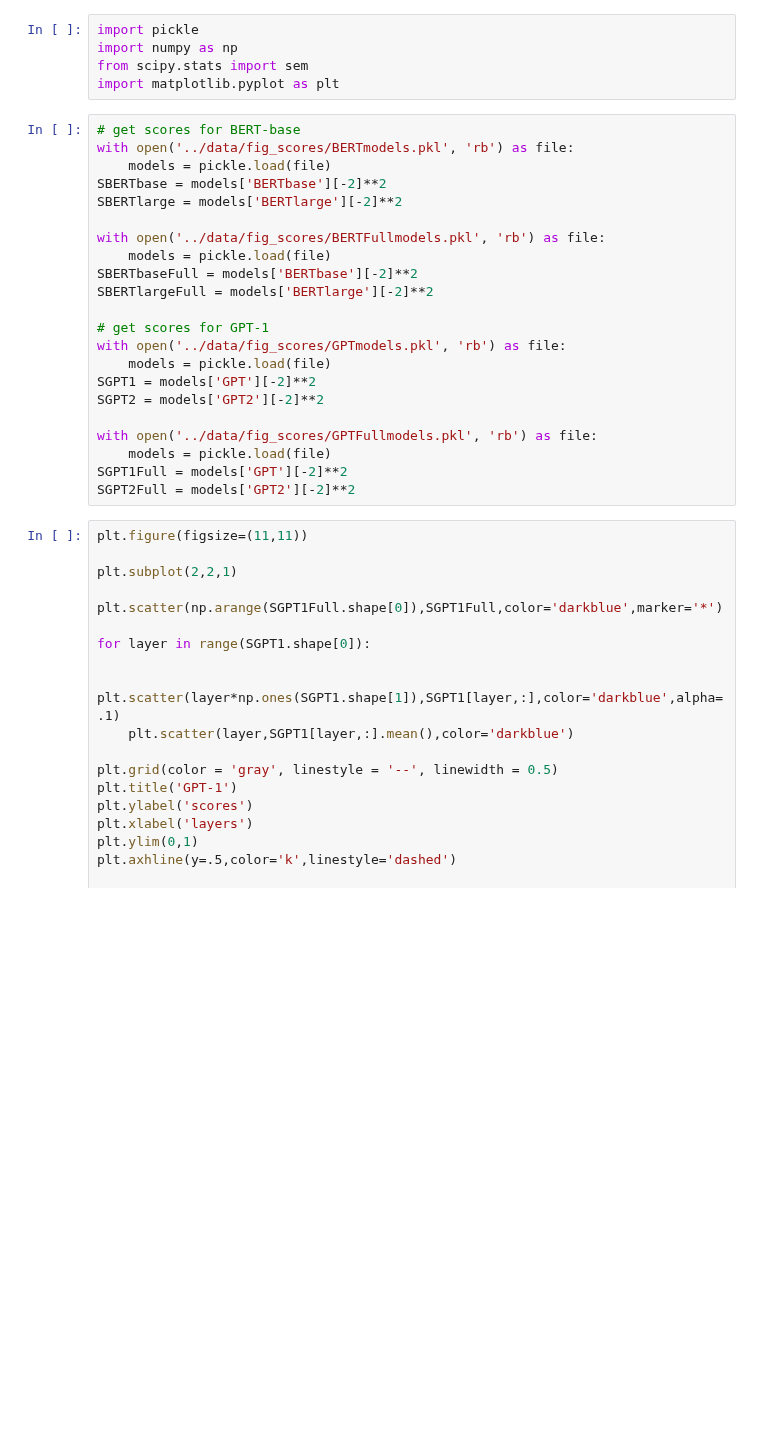
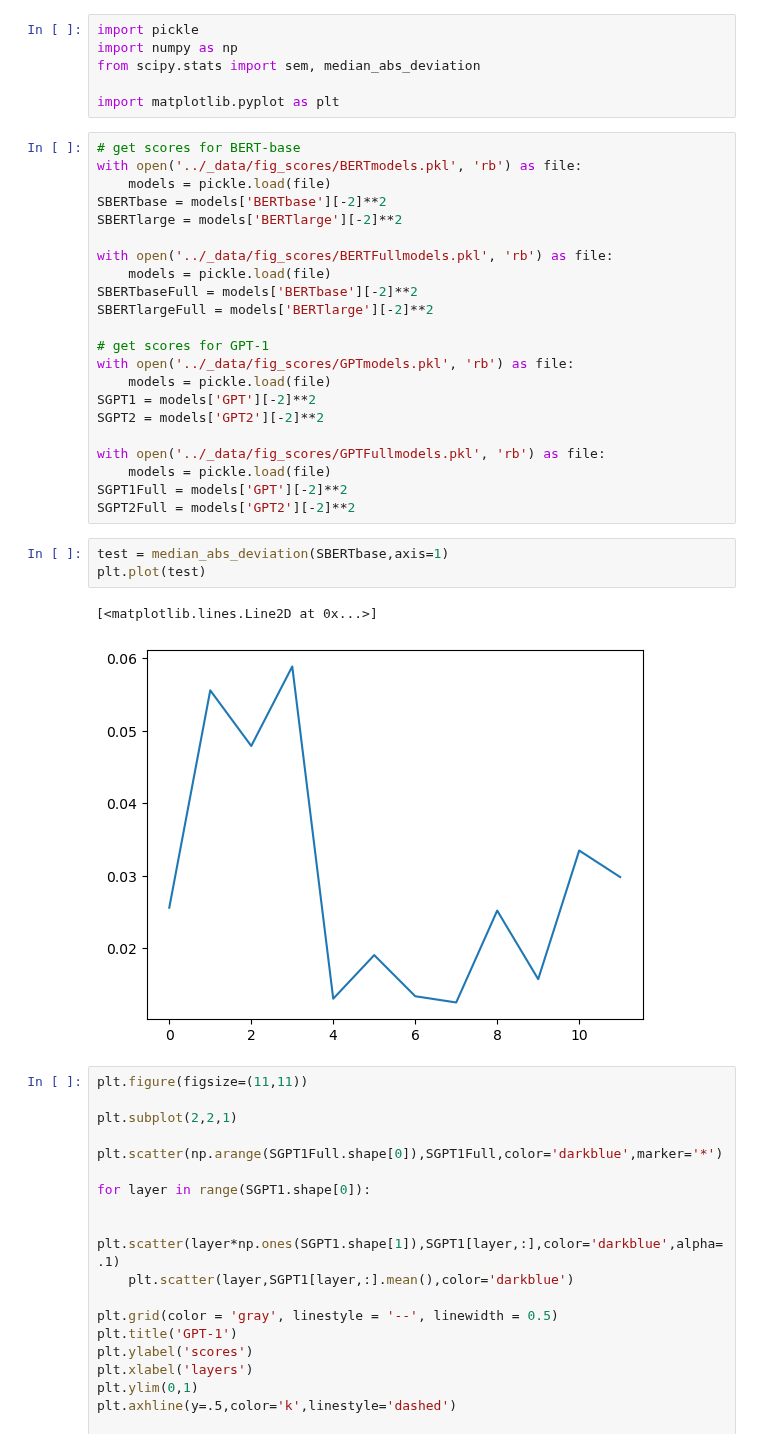
Before and after one commit to matteosaponati/attention-geometry, a Jupyter notebook: figures/scores-GPT1-BERTbase.ipynb, the cells around one changed output. Saved outputs shown, nothing was run; the diff lists cells and outputs as text; blank space fills up the shorter version.

```diff
--- a/figures/scores-GPT1-BERTbase.ipynb
+++ b/figures/scores-GPT1-BERTbase.ipynb
@@ -1,30 +1,37 @@
 # %%
 import pickle
 import numpy as np
-from scipy.stats import sem
+from scipy.stats import sem, median_abs_deviation
+
 import matplotlib.pyplot as plt
 # %%
 # get scores for BERT-base
-with open('../data/fig_scores/BERTmodels.pkl', 'rb') as file:
+with open('../_data/fig_scores/BERTmodels.pkl', 'rb') as file:
     models = pickle.load(file)
 SBERTbase = models['BERTbase'][-2]**2
 SBERTlarge = models['BERTlarge'][-2]**2
 
-with open('../data/fig_scores/BERTFullmodels.pkl', 'rb') as file:
+with open('../_data/fig_scores/BERTFullmodels.pkl', 'rb') as file:
     models = pickle.load(file)
 SBERTbaseFull = models['BERTbase'][-2]**2
 SBERTlargeFull = models['BERTlarge'][-2]**2
 
 # get scores for GPT-1
-with open('../data/fig_scores/GPTmodels.pkl', 'rb') as file:
+with open('../_data/fig_scores/GPTmodels.pkl', 'rb') as file:
     models = pickle.load(file)
 SGPT1 = models['GPT'][-2]**2
 SGPT2 = models['GPT2'][-2]**2
 
-with open('../data/fig_scores/GPTFullmodels.pkl', 'rb') as file:
+with open('../_data/fig_scores/GPTFullmodels.pkl', 'rb') as file:
     models = pickle.load(file)
 SGPT1Full = models['GPT'][-2]**2
 SGPT2Full = models['GPT2'][-2]**2
+# %%
+test = median_abs_deviation(SBERTbase,axis=1)
+plt.plot(test)
+# %% [output]
+[<matplotlib.lines.Line2D at 0x...>]
+[figure, added]
 # %%
 plt.figure(figsize=(11,11))
 
```
Also changed, not shown: 2 other files.
